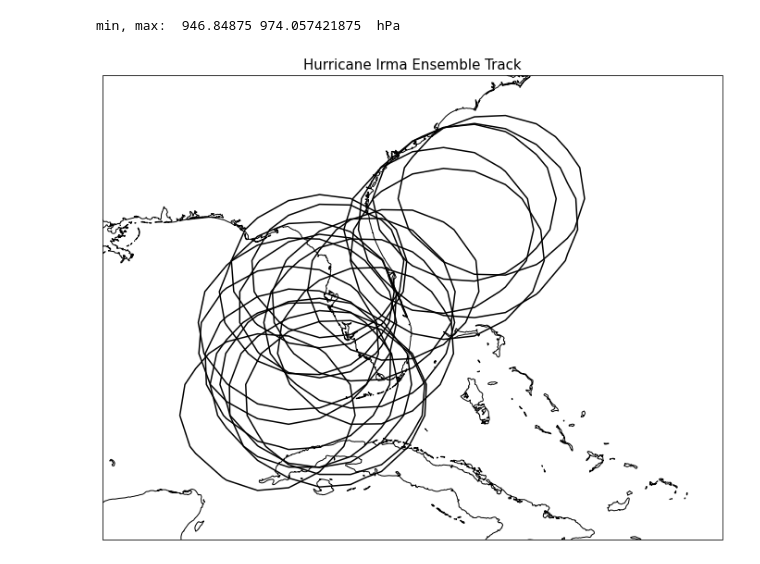
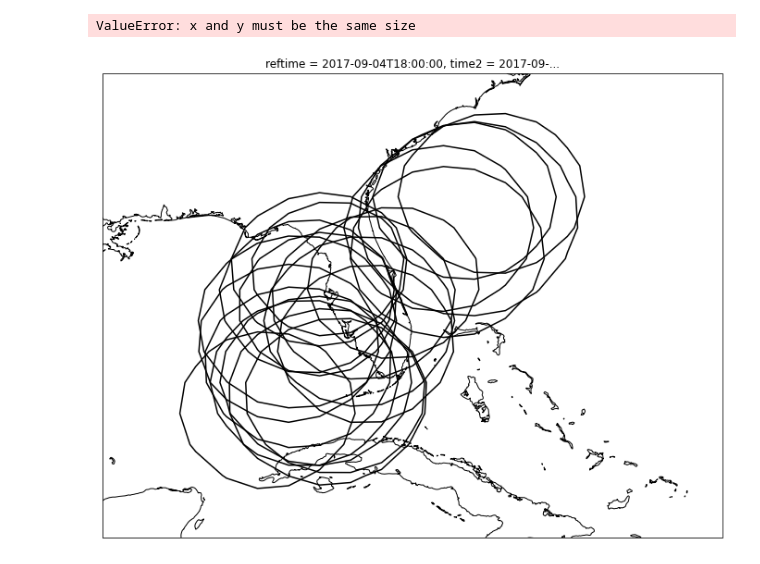
Before and after one commit to fuyihang98/MPO624_2022, a Jupyter notebook: Notebooks/Irma_Yihang.ipynb, the cells around one changed output. Cells and saved outputs as stored; diff of their text form; code cells hidden in the pictures.

```diff
--- a/Notebooks/Irma_Yihang.ipynb
+++ b/Notebooks/Irma_Yihang.ipynb
@@ -60,20 +60,24 @@ landfall = roi.sel(time2='2017-09-11 00:00:00')
 # %%
 projection = ccrs.PlateCarree()
 f, ax = plt.subplots(subplot_kw=dict(projection=projection), figsize=[12,10])
 
 ax.coastlines();
 
 for iens in range(21):
     SLP = landfall.Pressure_reduced_to_MSL_msl_ens[iens]
     contours = SLP.plot.contour(ax=ax,colors='k', vmin=99000,vmax=99000,levels=1)
     #print('min value: ', SLP.min().values/100.)
     SLPmins.append(SLP.min().values/100.)
 
+
+centers = roi.Pressure_reduced_to_MSL_msl_ens.argmin
+plt.scatter(roi.lon,roi.lat)
+
 plt.title('Hurricane Irma Ensemble Track',fontsize=15)
 print('min, max: ', min(SLPmins), max(SLPmins), ' hPa')
 # %% [output]
-min, max:  946.84875 974.057421875  hPa
+ValueError: x and y must be the same size
-[figure, old version]
+[figure, new version]
 # %%
 from eofs.xarray import Eof
 # %%
```
Also changed, not shown: parts of 3 cells of this notebook.
